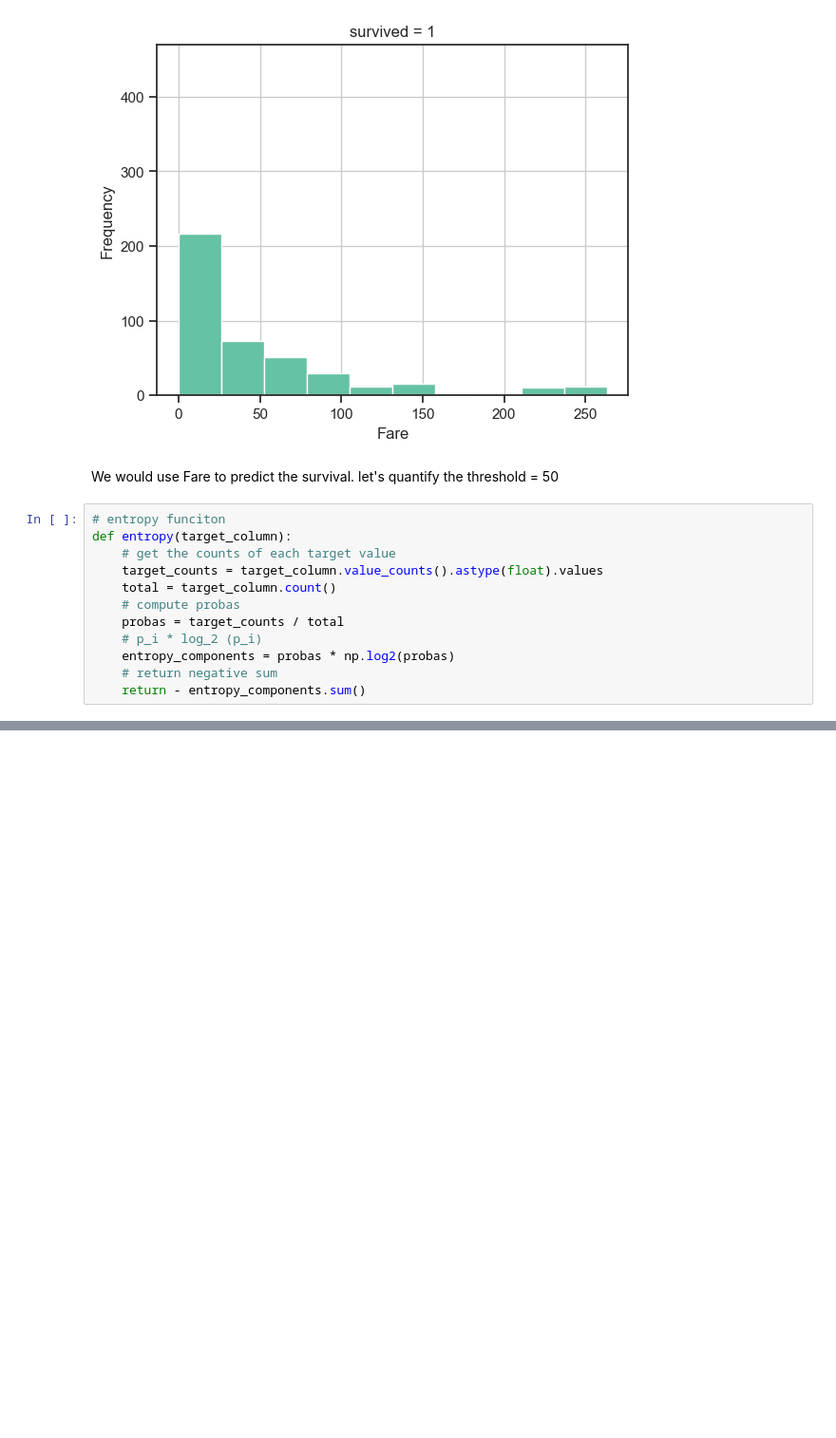
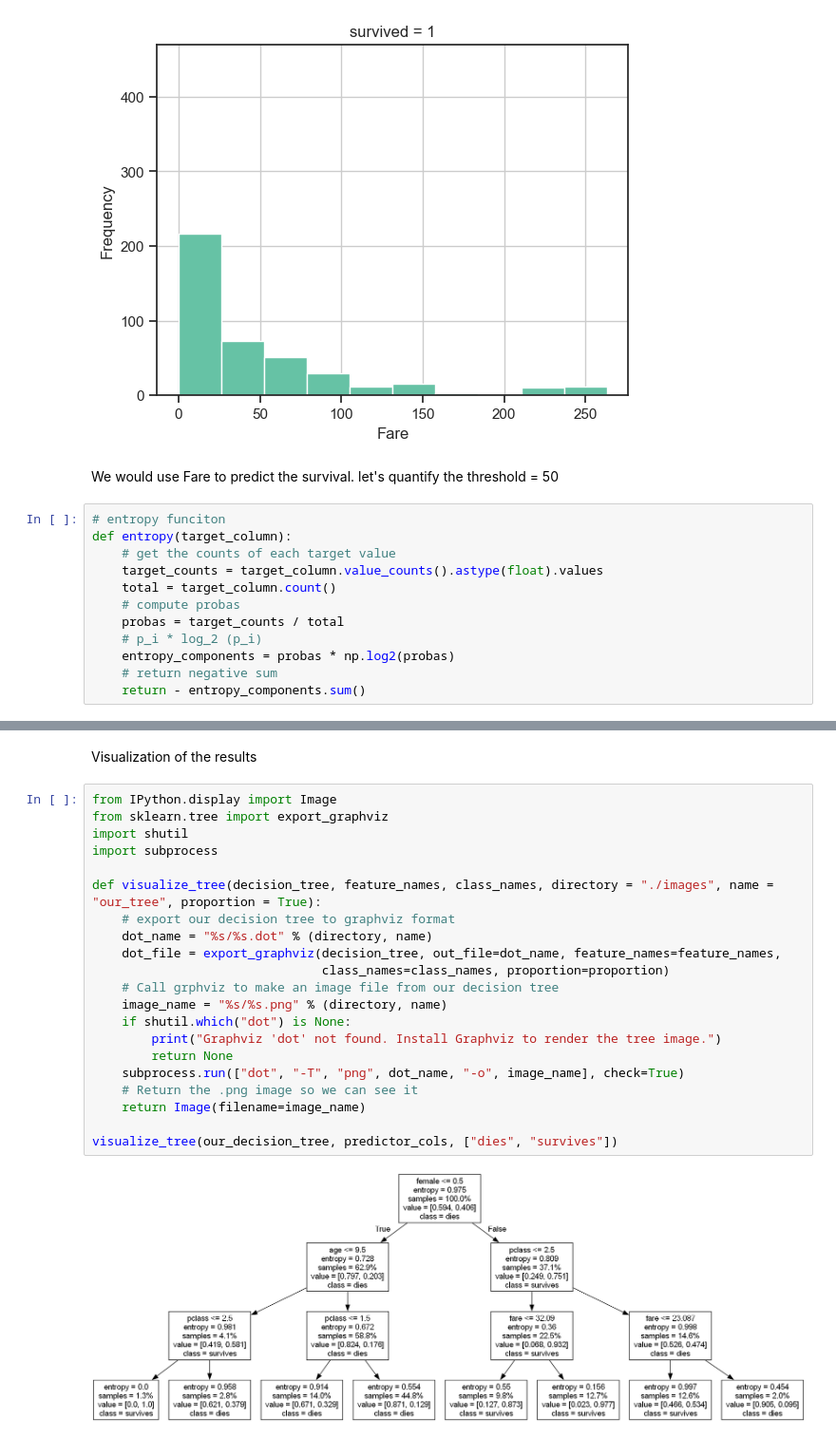
Before and after one commit to HanquanL/DS-Tech-2026spring, a Jupyter notebook: Module2_Supervised/supervised_Titanic.ipynb, the cells around one changed output, grey strips where cells are left out. Shown at 95% size. Cells and saved outputs as stored; diff of their text form; blank space fills up the shorter version.

```diff
--- a/Module2_Supervised/supervised_Titanic.ipynb
+++ b/Module2_Supervised/supervised_Titanic.ipynb
@@ -99,0 +213,25 @@ def information_gain(df, info_column, target_column, threshold):
+# %% [markdown]
+Visualization of the results
+# %%
+from IPython.display import Image
+from sklearn.tree import export_graphviz
+import shutil
+import subprocess
+
+def visualize_tree(decision_tree, feature_names, class_names, directory = "./images", name = "our_tree", proportion = True):
+    # export our decision tree to graphviz format
+    dot_name = "%s/%s.dot" % (directory, name)
+    dot_file = export_graphviz(decision_tree, out_file=dot_name, feature_names=feature_names,
+                               class_names=class_names, proportion=proportion)
+    # Call grphviz to make an image file from our decision tree
+    image_name = "%s/%s.png" % (directory, name)
+    if shutil.which("dot") is None:
+        print("Graphviz 'dot' not found. Install Graphviz to render the tree image.")
+        return None
+    subprocess.run(["dot", "-T", "png", dot_name, "-o", image_name], check=True)
+    # Return the .png image so we can see it
+    return Image(filename=image_name)
+
+visualize_tree(our_decision_tree, predictor_cols, ["dies", "survives"])
+# %% [output]
+[figure, added]
```
Also changed, not shown: parts of 18 cells of this notebook.
